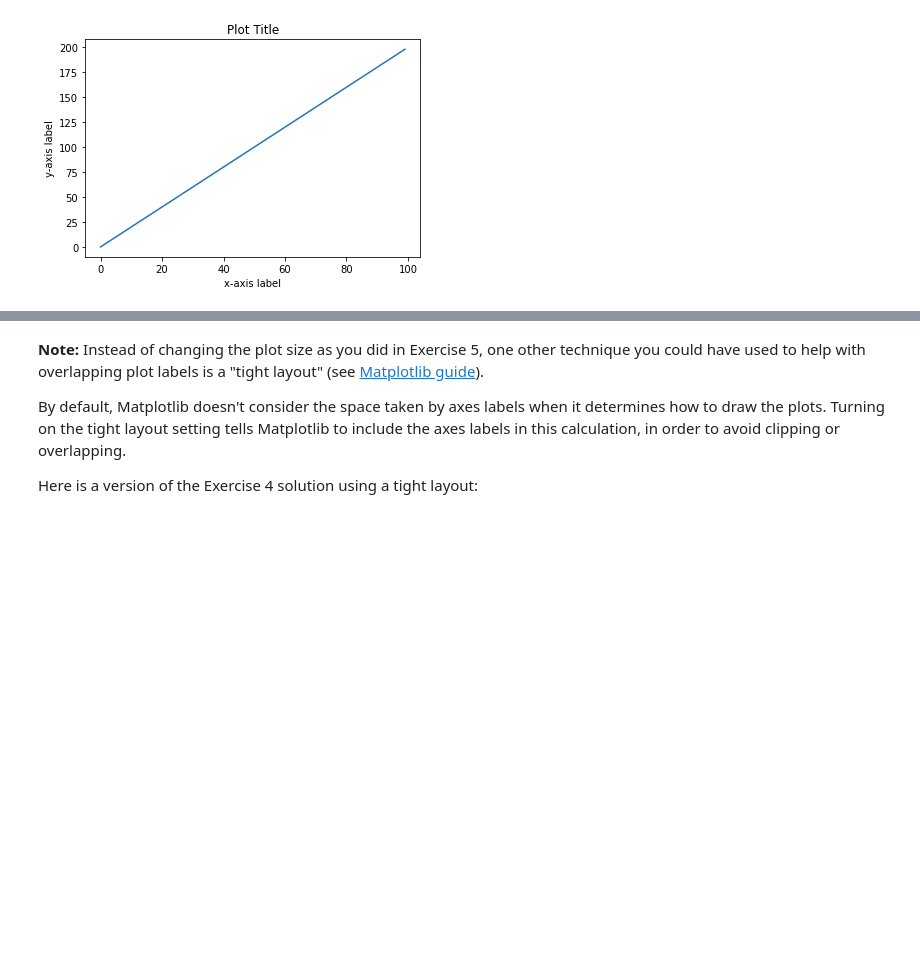
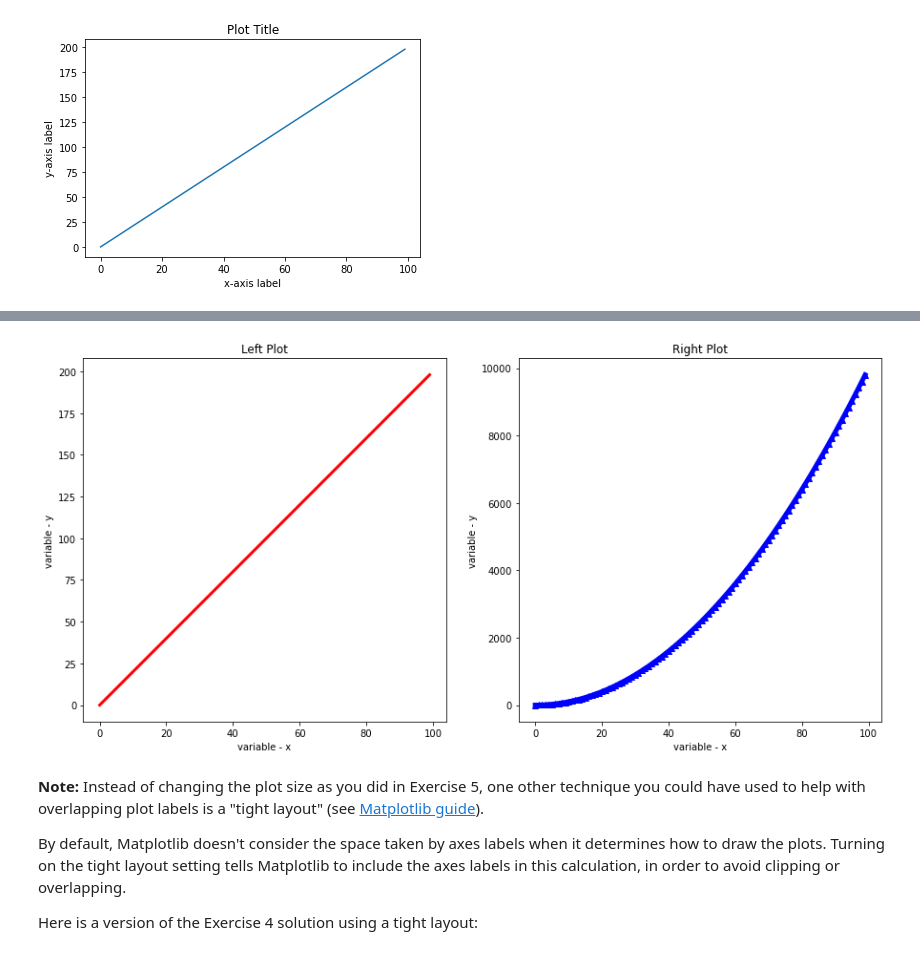
Before and after one commit to LemayianResiato/dsc-more-practice-with-matplotlib-lab, a Jupyter notebook: index.ipynb, the cells around one changed output, grey strips where cells are left out. Saved outputs shown, nothing was run; the diff lists cells and outputs as text; code cells hidden in the pictures; blank space fills up the shorter version.

```diff
--- a/index.ipynb
+++ b/index.ipynb
@@ -146,3 +195,19 @@ The plot you create should look like this:
+# %%
+# Your code here
+fig, (ax1, ax2) = plt.subplots(figsize=(15,7), ncols=2)
+
+ax1.plot(x_values, y_values, linewidth = 3, color= 'red')
+ax2.plot(x_values, z_values, linewidth = 5, color= 'blue', marker = '^')
+
+ax1.set_xlabel('variable - x')
+ax1.set_ylabel('variable - y')
+ax1.set_title('Left Plot')
+
+ax2.set_xlabel('variable - x')
+ax2.set_ylabel('variable - y')
+ax2.set_title('Right Plot');
+# %% [output]
+[figure, added]
 # %% [markdown]
 **Note:** Instead of changing the plot size as you did in Exercise 5, one other technique you could have used to help with overlapping plot labels is a "tight layout" (see [Matplotlib guide](https://matplotlib.org/tutorials/intermediate/tight_layout_guide.html)).
 
```
Also changed, not shown: parts of 8 cells of this notebook.
